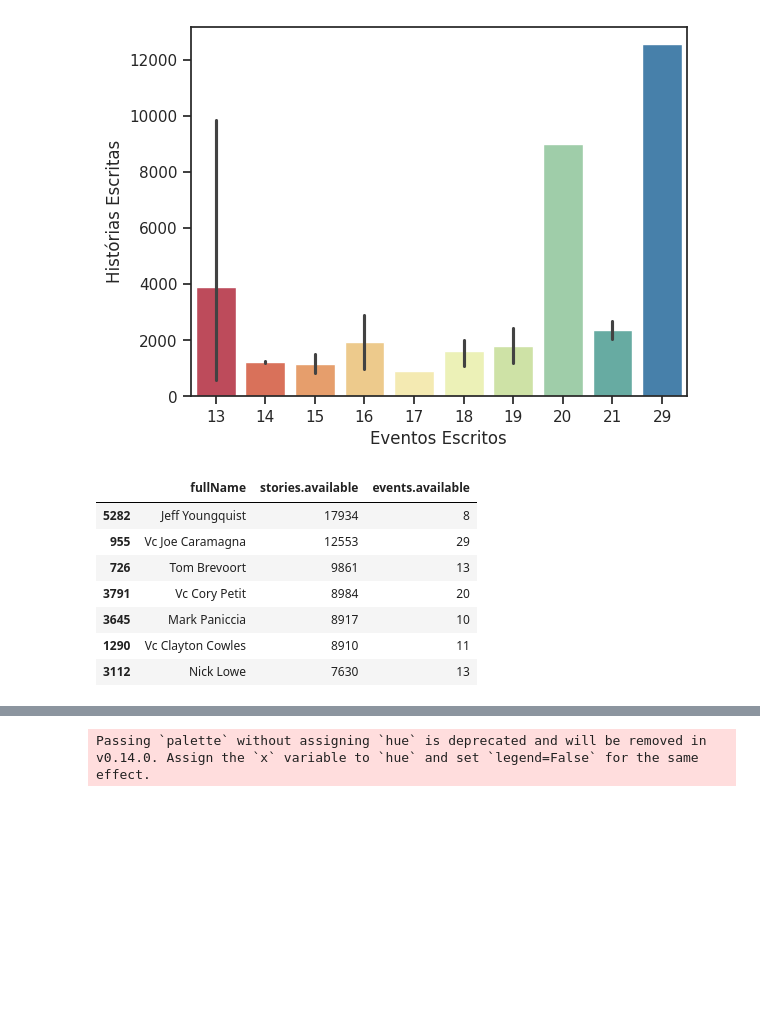
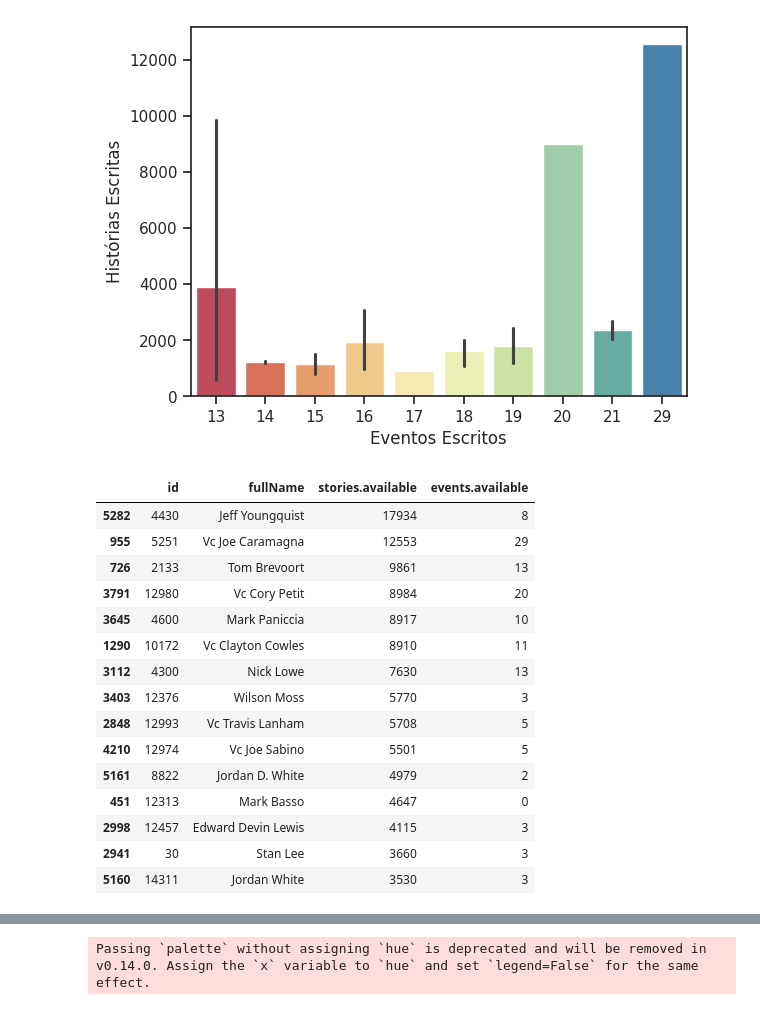
Before and after one commit to thamyrissacamoto/MarvelAPI, a Jupyter notebook: AnalisandoInsights.ipynb, the cells around one changed output, grey strips where cells are left out. Cells and saved outputs as stored; diff of their text form; code cells hidden in the pictures; blank space fills up the shorter version.

Commit message:
Insights Eventos

```diff
--- a/AnalisandoInsights.ipynb
+++ b/AnalisandoInsights.ipynb
@@ -325,15 +346,23 @@ plt.show()
 Passing `palette` without assigning `hue` is deprecated and will be removed in v0.14.0. Assign the `x` variable to `hue` and set `legend=False` for the same effect.
 [figure]
 # %%
-cols = ["fullName", "stories.available", "events.available"]
+cols = ["id", "fullName", "stories.available", "events.available"]
 most_stories = creators[cols].sort_values("stories.available", ascending=False).head(25)
-most_stories.head(7)
+most_stories.head(15)
 # %% [output]
-|  | fullName | stories.available | events.available |
-| 5282 | Jeff Youngquist | 17934 | 8 |
-| 955 | Vc Joe Caramagna | 12553 | 29 |
-| 726 | Tom Brevoort | 9861 | 13 |
-| 3791 | Vc Cory Petit | 8984 | 20 |
-| 3645 | Mark Paniccia | 8917 | 10 |
-| 1290 | Vc Clayton Cowles | 8910 | 11 |
-| 3112 | Nick Lowe | 7630 | 13 |
+|  | id | fullName | stories.available | events.available |
+| 5282 | 4430 | Jeff Youngquist | 17934 | 8 |
+| 955 | 5251 | Vc Joe Caramagna | 12553 | 29 |
+| 726 | 2133 | Tom Brevoort | 9861 | 13 |
+| 3791 | 12980 | Vc Cory Petit | 8984 | 20 |
+| 3645 | 4600 | Mark Paniccia | 8917 | 10 |
+| 1290 | 10172 | Vc Clayton Cowles | 8910 | 11 |
+| 3112 | 4300 | Nick Lowe | 7630 | 13 |
+| 3403 | 12376 | Wilson Moss | 5770 | 3 |
+| 2848 | 12993 | Vc Travis Lanham | 5708 | 5 |
+| 4210 | 12974 | Vc Joe Sabino | 5501 | 5 |
+| 5161 | 8822 | Jordan D. White | 4979 | 2 |
+| 451 | 12313 | Mark Basso | 4647 | 0 |
+| 2998 | 12457 | Edward Devin Lewis | 4115 | 3 |
+| 2941 | 30 | Stan Lee | 3660 | 3 |
+| 5160 | 14311 | Jordan White | 3530 | 3 |
```
Also changed, not shown: parts of 32 cells of this notebook.
